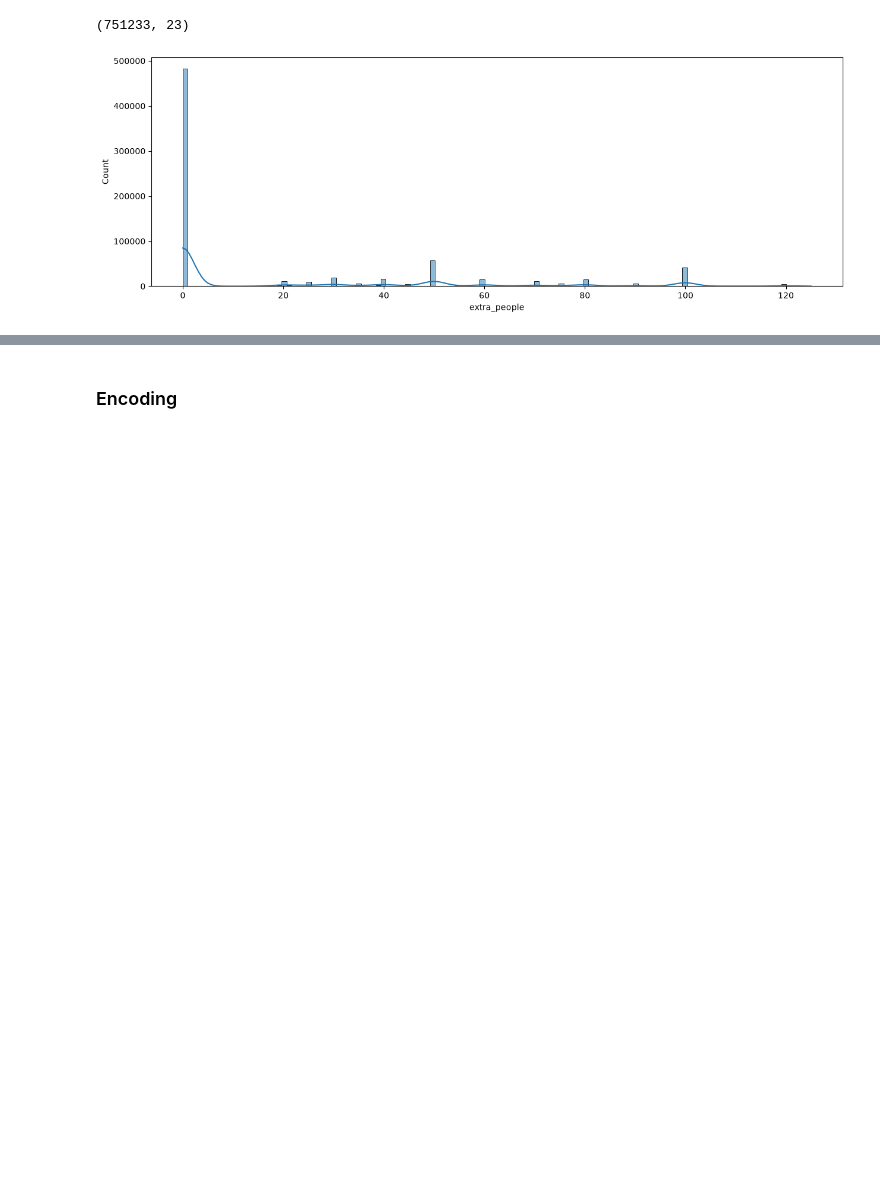
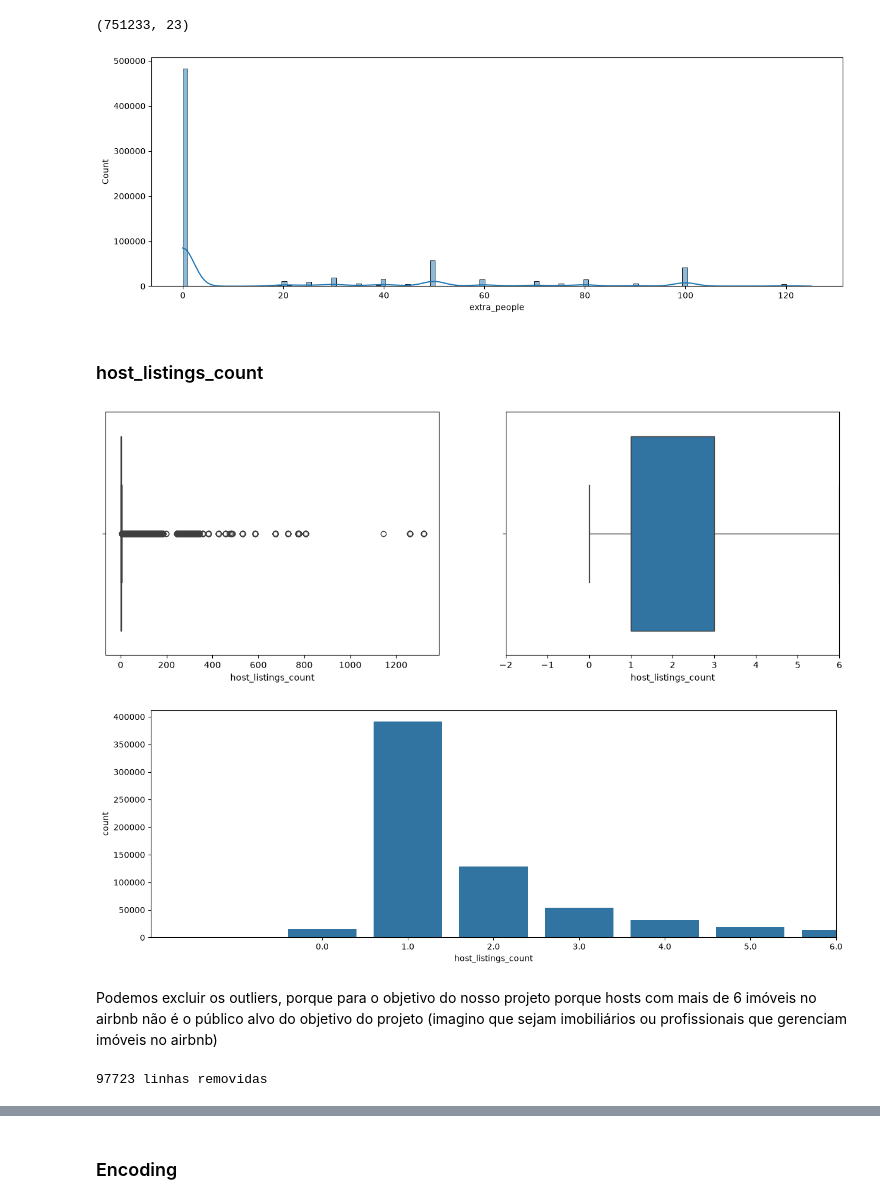
Before and after one commit to matheusgomes2020/An-lise-Airbnb-Rio, a Jupyter notebook: previsao_Airbnb_Rio.ipynb, the cells around one changed output, grey strips where cells are left out. Saved outputs shown, nothing was run; the diff lists cells and outputs as text; code cells hidden in the pictures; blank space fills up the shorter version.

Commit message:
Removendo outliers e colunas desnecessárias
Finalizando a remoção dos outliers e removendo colunas que não são relevantes para o modelo.

```diff
--- a/previsao_Airbnb_Rio.ipynb
+++ b/previsao_Airbnb_Rio.ipynb
@@ -340,3 +340,18 @@ print(base_airbnb.shape)
 # %% [output]
 (751233, 23)
 [figure]
+# %% [markdown]
+### host_listings_count
+# %%
+diagrama_caixa(base_airbnb['host_listings_count'])
+grafico_barra(base_airbnb['host_listings_count'])
+# %% [output]
+[figure, added]
+[figure, added]
+# %% [markdown]
+Podemos excluir os outliers, porque para o objetivo do nosso projeto porque hosts com mais de 6 imóveis no airbnb não é o público alvo do objetivo do projeto (imagino que sejam imobiliários ou profissionais que gerenciam imóveis no airbnb)
+# %%
+base_airbnb, linhas_removidas = excluir_outliers(base_airbnb, 'host_listings_count')
+print('{} linhas removidas'.format(linhas_removidas))
+# %% [output]
+97723 linhas removidas
```
Also changed, not shown: parts of 32 cells of this notebook.
